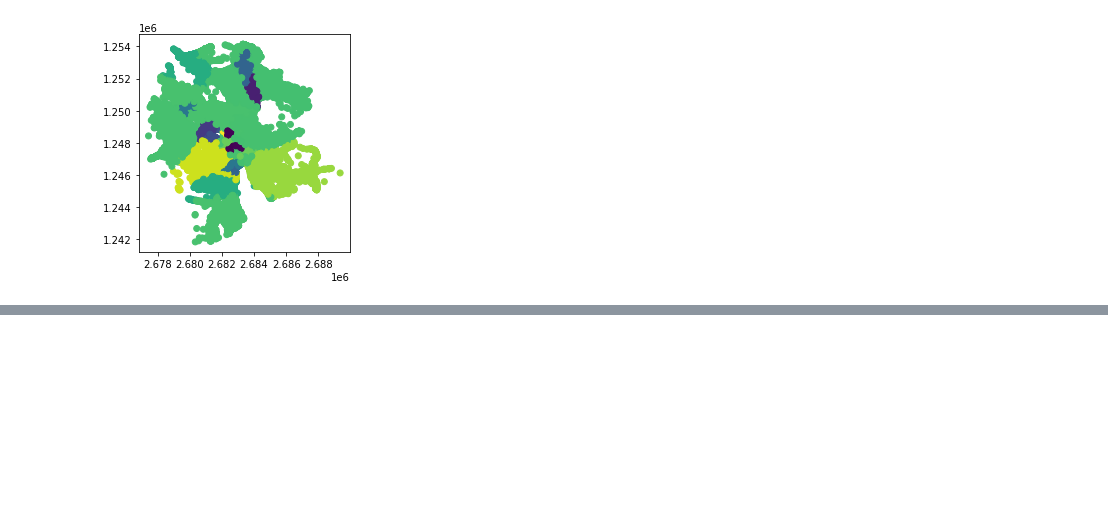
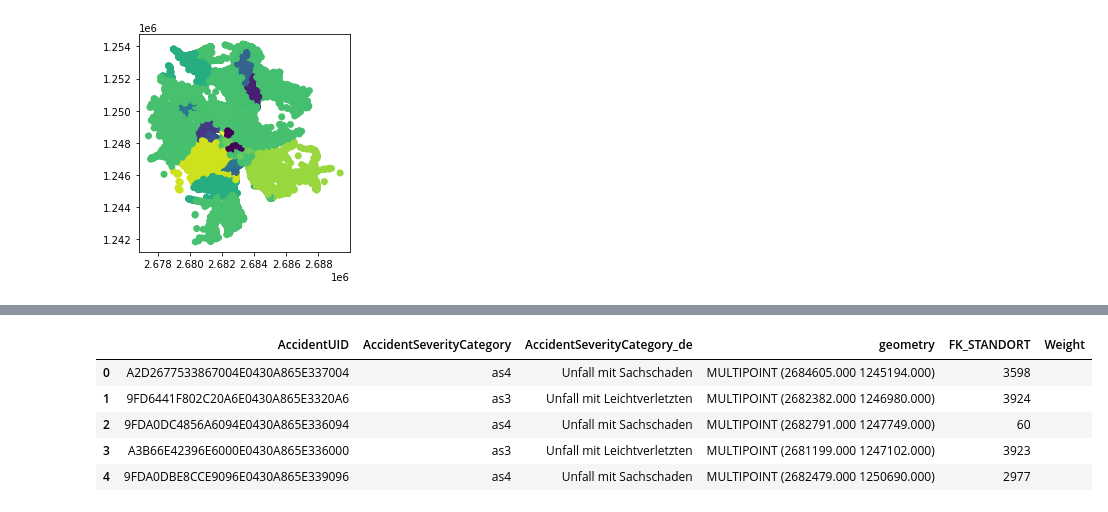
Before and after one commit to thereallinusrg/Velo-Zueri-Unfaelle, a Jupyter notebook: maurus-notebook.ipynb, the cells around one changed output, grey strips where cells are left out. Saved outputs shown, nothing was run; the diff lists cells and outputs as text; code cells hidden in the pictures; blank space fills up the shorter version.

```diff
--- a/maurus-notebook.ipynb
+++ b/maurus-notebook.ipynb
@@ -108,0 +146,9 @@ NameError: name 'Zaehlungen' is not defined
+# %%
+Accidents_Zaehlstation_refined.head()
+# %% [output]
+|  | AccidentUID | AccidentSeverityCategory | AccidentSeverityCategory_de | geometry | FK_STANDORT | Weight |
+| 0 | A2D2677533867004E0430A865E337004 | as4 | Unfall mit Sachschaden | MULTIPOINT (2684605.000 1245194.000) | 3598 |  |
+| 1 | 9FD6441F802C20A6E0430A865E3320A6 | as3 | Unfall mit Leichtverletzten | MULTIPOINT (2682382.000 1246980.000) | 3924 |  |
+| 2 | 9FDA0DC4856A6094E0430A865E336094 | as4 | Unfall mit Sachschaden | MULTIPOINT (2682791.000 1247749.000) | 60 |  |
+| 3 | A3B66E42396E6000E0430A865E336000 | as3 | Unfall mit Leichtverletzten | MULTIPOINT (2681199.000 1247102.000) | 3923 |  |
+| 4 | 9FDA0DBE8CCE9096E0430A865E339096 | as4 | Unfall mit Sachschaden | MULTIPOINT (2682479.000 1250690.000) | 2977 |  |
```
Also changed, not shown: parts of 6 cells of this notebook.
